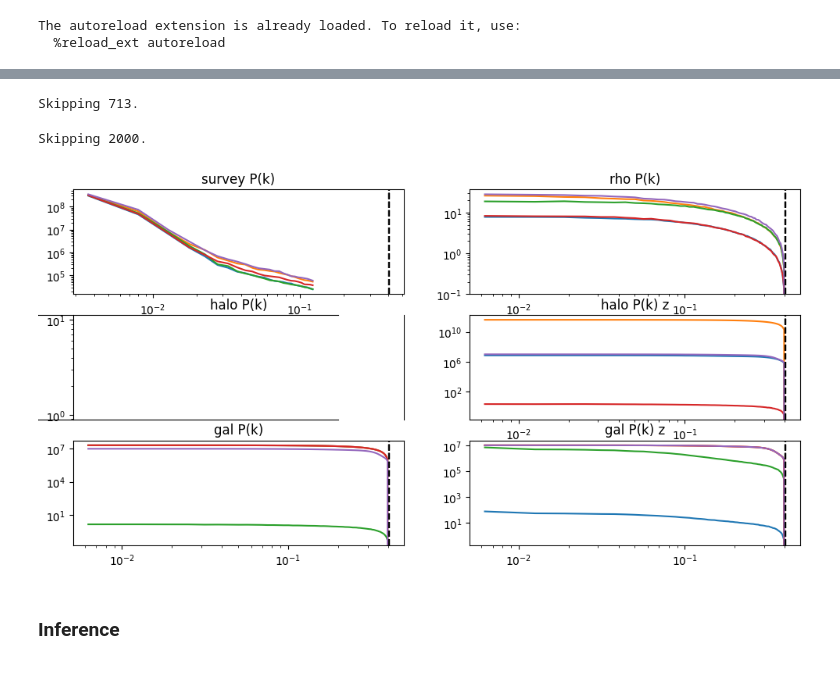
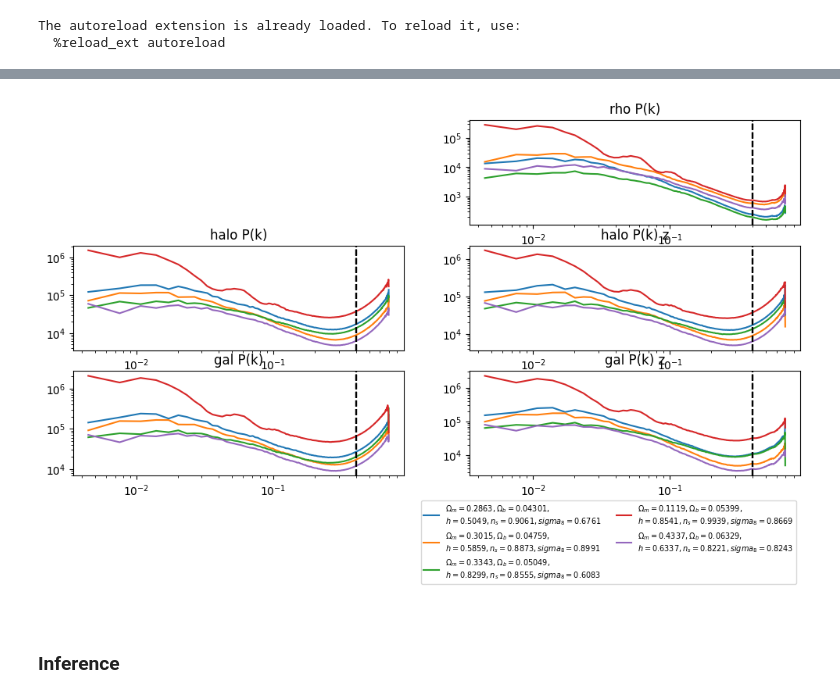
Before and after one commit to maho3/matts_tests, a Jupyter notebook: test_inference.ipynb, the cells around one changed output, grey strips where cells are left out. Saved outputs shown, nothing was run; the diff lists cells and outputs as text; code cells hidden in the pictures.

Commit message:
2gpch inference tests

```diff
--- a/test_inference.ipynb
+++ b/test_inference.ipynb
@@ -262,7 +251,7 @@ def Pk3D(x, L=1000, MAS='None', axis=0, threads=16):
     return Pk.k1D, Pk.Pk1D
 # %%
 from collections import Counter
-suitepath = '/home/mattho/git/ltu-cmass/data/charm_1gpch_z0.5/borgpm/L1000-N128/'
+suitepath = '/home/mattho/git/ltu-cmass/data/2gpch_0704/borgpm/L2000-N256/'
 
 c = Counter()
 for r in tqdm(os.listdir(suitepath)):
@@ -424,21 +791,18 @@ Skipping 2000.
 # %%
-# Load galaxy survey power spectra
-survey_pk = []
-for p in tqdm(range(Nsims)):
-    p = str(p)
-    try:
-        _Pk = np.load(join(suitepath, p, 'Pk', 'Pk0.npz'))
-    except FileNotFoundError:
-        print(f"Skipping {p}.")
-        mask[int(p)] = False
-        survey_pk.append(p0)
-        continue
-    k_sur = _Pk['k_gal']
-    p0 = _Pk['p0k_gal']
-    survey_pk.append(p0)
+# # Load galaxy survey power spectra
+# survey_pk = []
+# for p in tqdm(range(Nsims)):
+#     p = str(p)
+#     try:
+#         _Pk = np.load(join(suitepath, p, 'Pk', 'Pk0.npz'))
+#     except FileNotFoundError:
+#         print(f"Skipping {p}.")
+#         mask[int(p)] = False
+#         survey_pk.append(p0)
+#         continue
+#     k_sur = _Pk['k_gal']
+#     p0 = _Pk['p0k_gal']
+#     survey_pk.append(p0)
-# %% [output]
-Skipping 713.
-Skipping 2000.
 # %%
 rho_pk = np.stack(rho_pk, axis=0)
 halo_pk = np.stack(halo_pk, axis=0)
@@ -457,4 +821,6 @@ survey_pk = survey_pk[mask]
 # %%
+N = 256
+L = 2000
 k_nyq = np.pi * N / L
 Nsamp = 5
 
@@ -469,45 +835,47 @@ for i, ind in enumerate(np.random.choice(len(rho_pk), Nsamp, replace=False)):
 
     # survey Pk
     ax = axs[0]
-    ax.loglog(k_sur, survey_pk[ind], label=label)
-    ax.axvline(k_nyq, ls='--', c='k')
-    ax.set_title('survey P(k)')
+    ax.axis('off')
+    # ax.loglog(k_sur, survey_pk[ind], label=label)
+    # ax.axvline(k_nyq, ls='--', c='k')
+    # ax.set_title('survey P(k)')
 
     # rho Pk
     ax = axs[1]
     ax.loglog(k, rho_pk[ind], label=label)
     ax.axvline(k_nyq, ls='--', c='k')
     ax.set_title('rho P(k)')
 
     # halo Pk
     ax = axs[2]
     ax.loglog(k, halo_pk[ind], label=label)
     ax.axvline(k_nyq, ls='--', c='k')
     ax.set_title('halo P(k)')
 
     # haloz Pk
     ax = axs[3]
     ax.loglog(k, haloz_pk[ind], label=label)
     ax.axvline(k_nyq, ls='--', c='k')
     ax.set_title('halo P(k) z')
 
     # gal Pk
     ax = axs[4]
     ax.loglog(k, gal_pk[ind], label=label)
     ax.axvline(k_nyq, ls='--', c='k')
     ax.set_title('gal P(k)')
 
     # galz Pk
     ax = axs[5]
     ax.loglog(k, galz_pk[ind], label=label)
     ax.axvline(k_nyq, ls='--', c='k')
     ax.set_title('gal P(k) z')
     h, l = ax.get_legend_handles_labels()
 
-ax = f.add_subplot(gs[7:])
-ax.legend(h, l, fontsize=7);
+ax = fig.add_subplot(gs[7:])
+ax.axis('off')
+ax.legend(h, l, fontsize=7, ncol=2);
 # %% [output]
-[figure, old version]
+[figure, new version]
 # %% [markdown]
 ### Inference
 # %%
```
Also changed, not shown: parts of 20 cells of this notebook, 2 other files.
